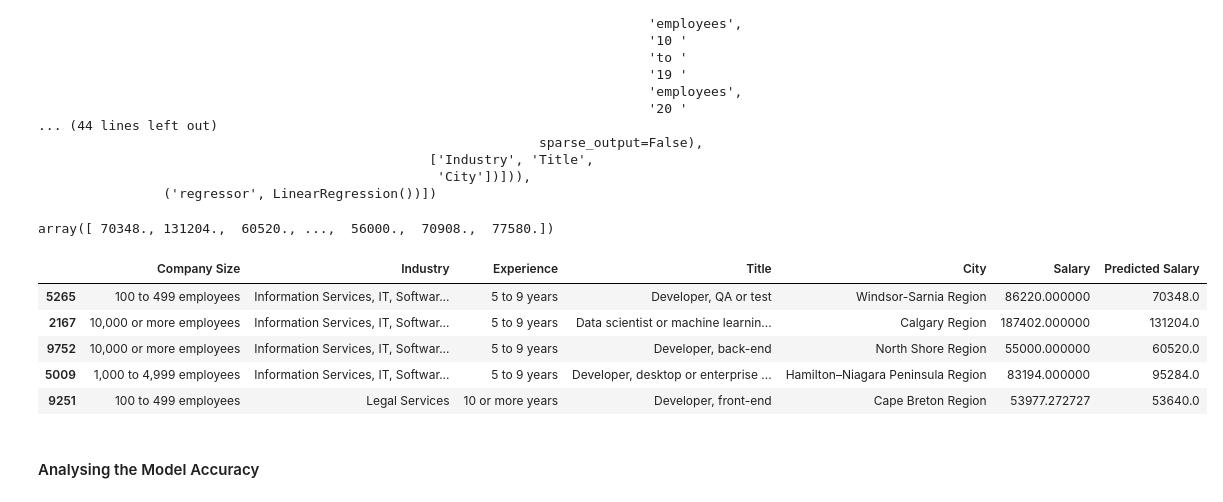
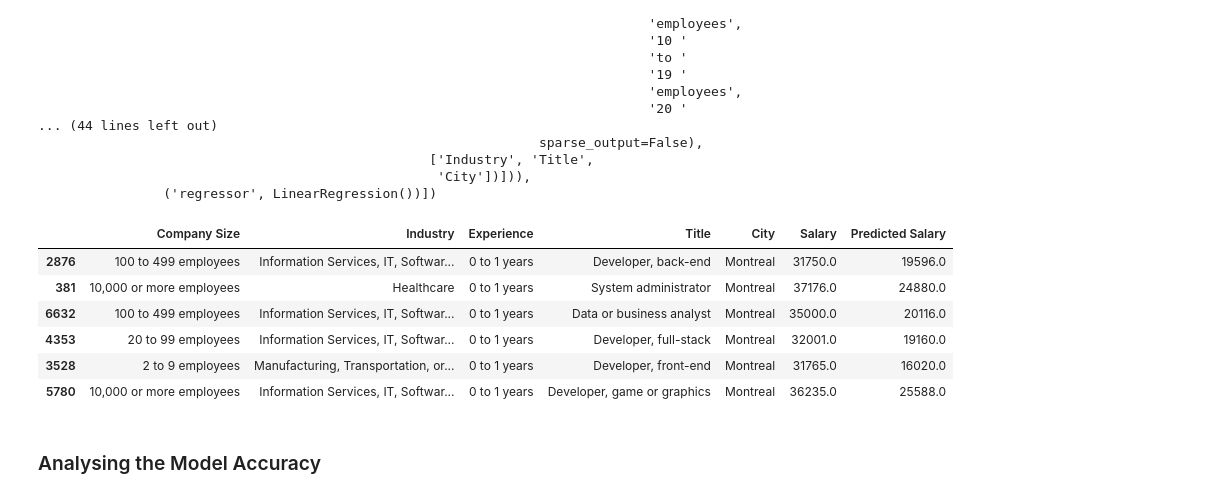
Before and after one commit to MounirAia/Canadian-Tech-Salary-Prediction-App, a Jupyter notebook: data/CreationMLModel.ipynb, the cells around one changed output. Drawn from its saved outputs; the diff is of its cells as text; code cells hidden in the pictures.

```diff
--- a/data/CreationMLModel.ipynb
+++ b/data/CreationMLModel.ipynb
@@ -37,11 +36,0 @@ data = data.rename(columns={"OrgSize":"Company Size"})
-# %%
-experience_mapping = {
-    '0-1': '0 to 1 years',
-    '2-4': '2 to 4 years',
-    '5-9': '5 to 9 years',
-    '10-*': '10 or more years'
-}
-
-data['Experience'] = data['Experience'].map(experience_mapping)
-
-data
@@ -78,11 +73,12 @@ Since in this case you want to encode with some sort of hirarchy.
 
 data = data.drop(columns=["Country"])
 # %%
-X_train, X_test, y_train, y_test = train_test_split(
+def GetTrainingData():
+  X_train, X_test, y_train, y_test = train_test_split(
     data.drop("Salary", axis=1),  # predictors
     data["Salary"],  # target
     test_size=0.2,  # percentage of obs in test set
     random_state=42,  # seed to ensure reproducibility
 )
 
-X_train.shape, X_test.shape
+  return (X_train, X_test, y_train, y_test)
@@ -175,0 +123,2 @@ X_test_enc.head(1)
+# %%
+X_train, X_test, y_train, y_test = GetTrainingData()
@@ -175,0 +127,14 @@ X_test_enc.head(1)
+# %%
+CompanySizeOrderedCategories = ['2 to 9 employees', '10 to 19 employees', '20 to 99 employees',
+     '100 to 499 employees', '500 to 999 employees', '1,000 to 4,999 employees',
+     '5,000 to 9,999 employees', '10,000 or more employees']
+
+ExperienceOrderedCategories = ['0 to 1 years', '2 to 4 years', '5 to 9 years','10 or more years']
+transformer = ColumnTransformer(
+    transformers=[
+        ('oe_CompanySize', OrdinalEncoder(categories=[CompanySizeOrderedCategories]),['Company Size']),
+        ('oe_Experience', OrdinalEncoder(categories=[ExperienceOrderedCategories]), ['Experience']),
+        ('categorical', OneHotEncoder(categories="auto",drop=None,sparse_output=False,handle_unknown="infrequent_if_exist"), ["Industry","Title","City"])
+    ],remainder="passthrough")
+
+transformer.set_output(transform="pandas")
@@ -198,23 +181,21 @@ Pipeline(steps=[('preprocessor',
                 ('regressor', LinearRegression())])
 # %%
 predictions = pipeline.predict(X_test)
-predictions
-# %% [output]
-array([ 70348., 131204.,  60520., ...,  56000.,  70908.,  77580.])
 # %%
 Copy_X_test = X_test.copy()
 Copy_X_test["Salary"] = y_test
 Copy_X_test["Predicted Salary"] = predictions
-Copy_X_test.head(5)
+Copy_X_test[Copy_X_test["Experience"]=="0 to 1 years"][Copy_X_test["City"]=="Montreal"]
 # %% [output]
 |  | Company Size | Industry | Experience | Title | City | Salary | Predicted Salary |
-| 5265 | 100 to 499 employees | Information Services, IT, Softwar... | 5 to 9 years | Developer, QA or test | Windsor-Sarnia Region | 86220.000000 | 70348.0 |
-| 2167 | 10,000 or more employees | Information Services, IT, Softwar... | 5 to 9 years | Data scientist or machine learnin... | Calgary Region | 187402.000000 | 131204.0 |
-| 9752 | 10,000 or more employees | Information Services, IT, Softwar... | 5 to 9 years | Developer, back-end | North Shore Region | 55000.000000 | 60520.0 |
-| 5009 | 1,000 to 4,999 employees | Information Services, IT, Softwar... | 5 to 9 years | Developer, desktop or enterprise ... | Hamilton–Niagara Peninsula Region | 83194.000000 | 95284.0 |
-| 9251 | 100 to 499 employees | Legal Services | 10 or more years | Developer, front-end | Cape Breton Region | 53977.272727 | 53640.0 |
+| 2876 | 100 to 499 employees | Information Services, IT, Softwar... | 0 to 1 years | Developer, back-end | Montreal | 31750.0 | 19596.0 |
+| 381 | 10,000 or more employees | Healthcare | 0 to 1 years | System administrator | Montreal | 37176.0 | 24880.0 |
+| 6632 | 100 to 499 employees | Information Services, IT, Softwar... | 0 to 1 years | Data or business analyst | Montreal | 35000.0 | 20116.0 |
+| 4353 | 20 to 99 employees | Information Services, IT, Softwar... | 0 to 1 years | Developer, full-stack | Montreal | 32001.0 | 19160.0 |
+| 3528 | 2 to 9 employees | Manufacturing, Transportation, or... | 0 to 1 years | Developer, front-end | Montreal | 31765.0 | 16020.0 |
+| 5780 | 10,000 or more employees | Information Services, IT, Softwar... | 0 to 1 years | Developer, game or graphics | Montreal | 36235.0 | 25588.0 |
 # %% [markdown]
-#### Analysing the Model Accuracy
+### Analysing the Model Accuracy
 # %%
 mse = mean_squared_error(y_test, predictions)
 math.sqrt(mse)
```
Also changed, not shown: parts of 75 cells of this notebook, 3 other files.
